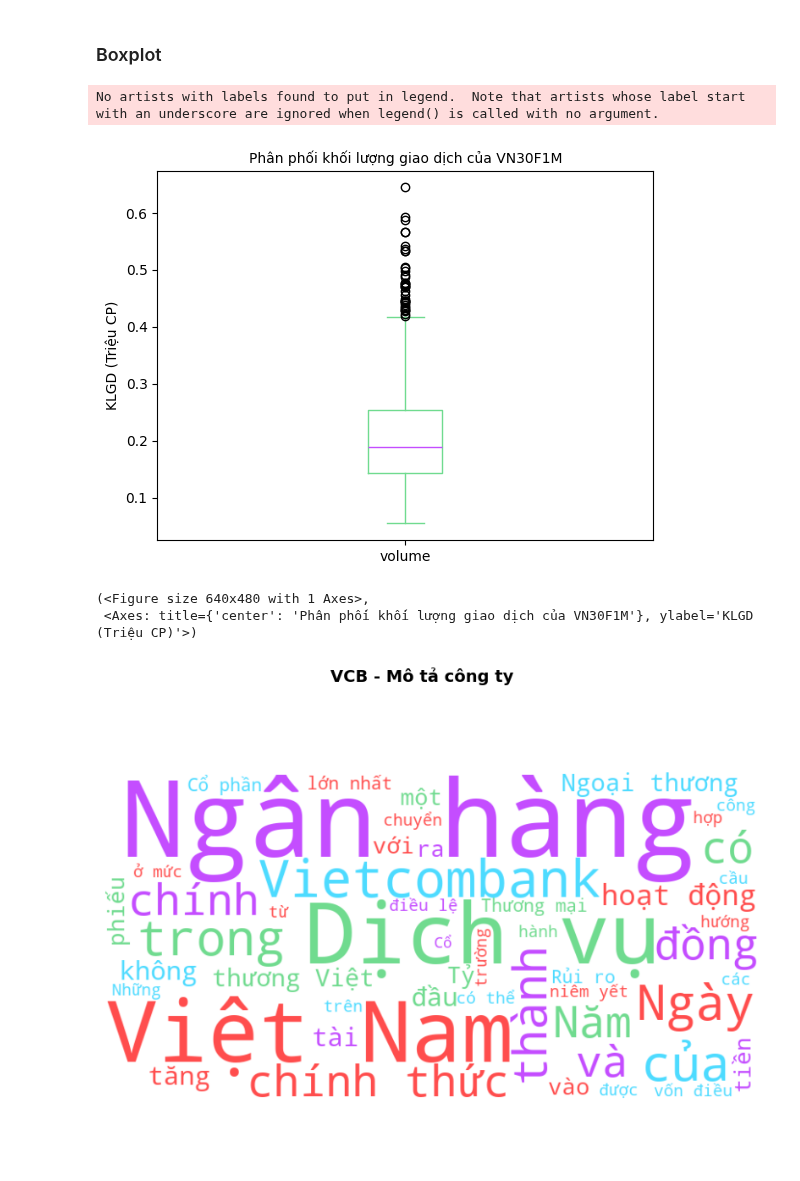
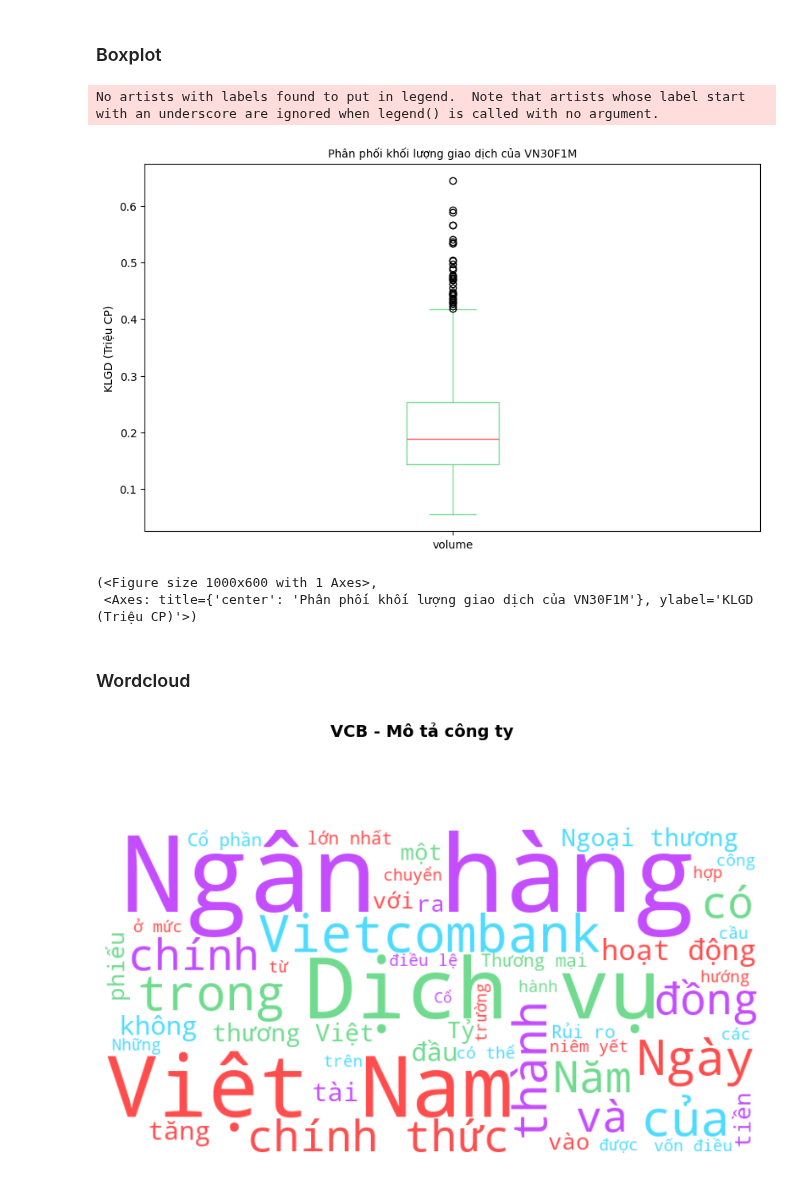
Before and after one commit to thinh-vu/vnstock, a Jupyter notebook: docs/5_visualization_data_exploration_vnstock3.ipynb, the cells around one changed output. Cells and saved outputs as stored; diff of their text form; code cells hidden in the pictures; blank space fills up the shorter version.

```diff
--- a/docs/5_visualization_data_exploration_vnstock3.ipynb
+++ b/docs/5_visualization_data_exploration_vnstock3.ipynb
@@ -275,18 +277,22 @@ df['returns'].viz.hist(bins=20,
 # %% [markdown]
 ### Boxplot
 # %%
+# Mở help cho biểu đồ boxplot để xem tất cả các tuỳ chọn
 df.volume.div(1000_000)\
     .viz.boxplot(
         title='Phân phối khối lượng giao dịch của VN30F1M',
         xlabel='',
         ylabel='KLGD (Triệu CP)',
         color_palette='stock',
-        palette_shuffle=True)
+        palette_shuffle=True,
+        figsize=(10, 6))
 # %% [output]
 No artists with labels found to put in legend.  Note that artists whose label start with an underscore are ignored when legend() is called with no argument.
-[figure, old version]
+[figure, new version]
-(<Figure size 640x480 with 1 Axes>,
+(<Figure size 1000x600 with 1 Axes>,
  <Axes: title={'center': 'Phân phối khối lượng giao dịch của VN30F1M'}, ylabel='KLGD (Triệu CP)'>)
+# %% [markdown]
+### Wordcloud
 # %%
 profile_df.viz.wordcloud(figsize=(10, 6),
                          title='VCB - Mô tả công ty',
```
Also changed, not shown: parts of 12 cells of this notebook, 9 other files.
